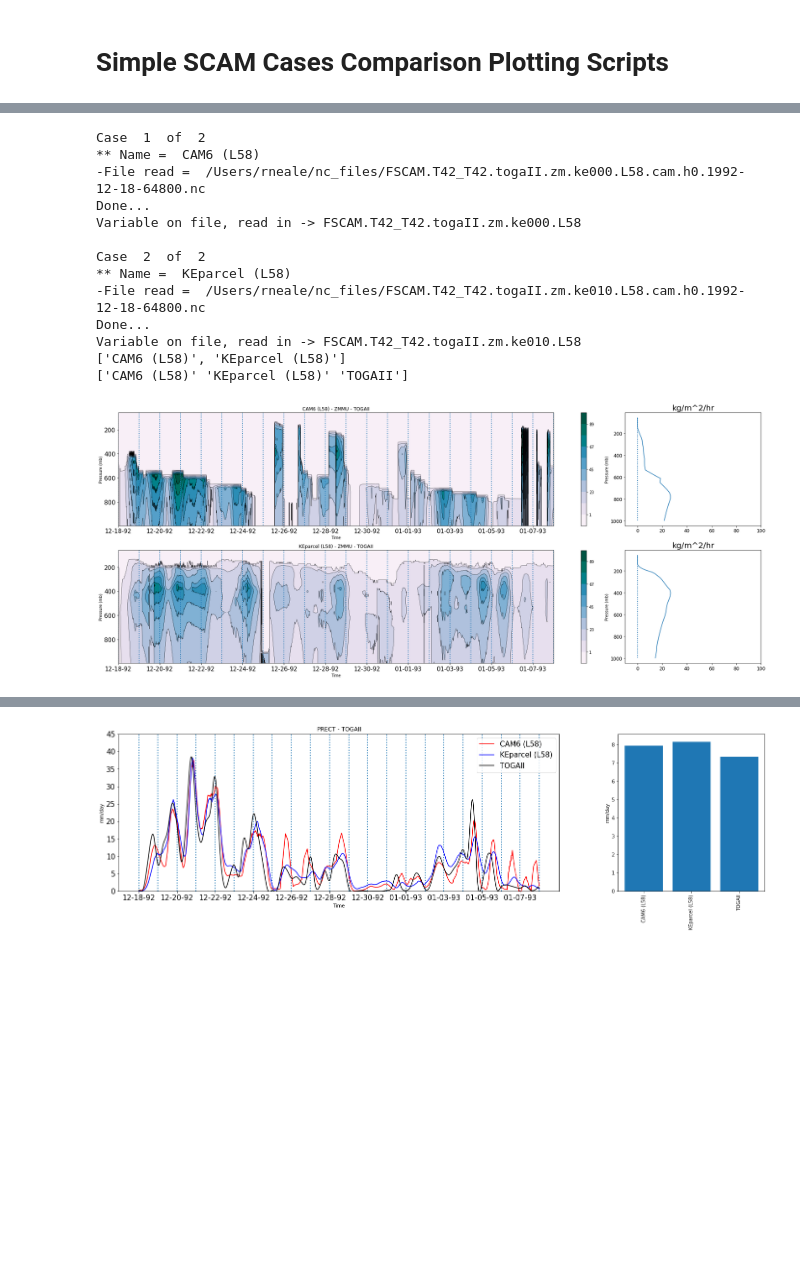
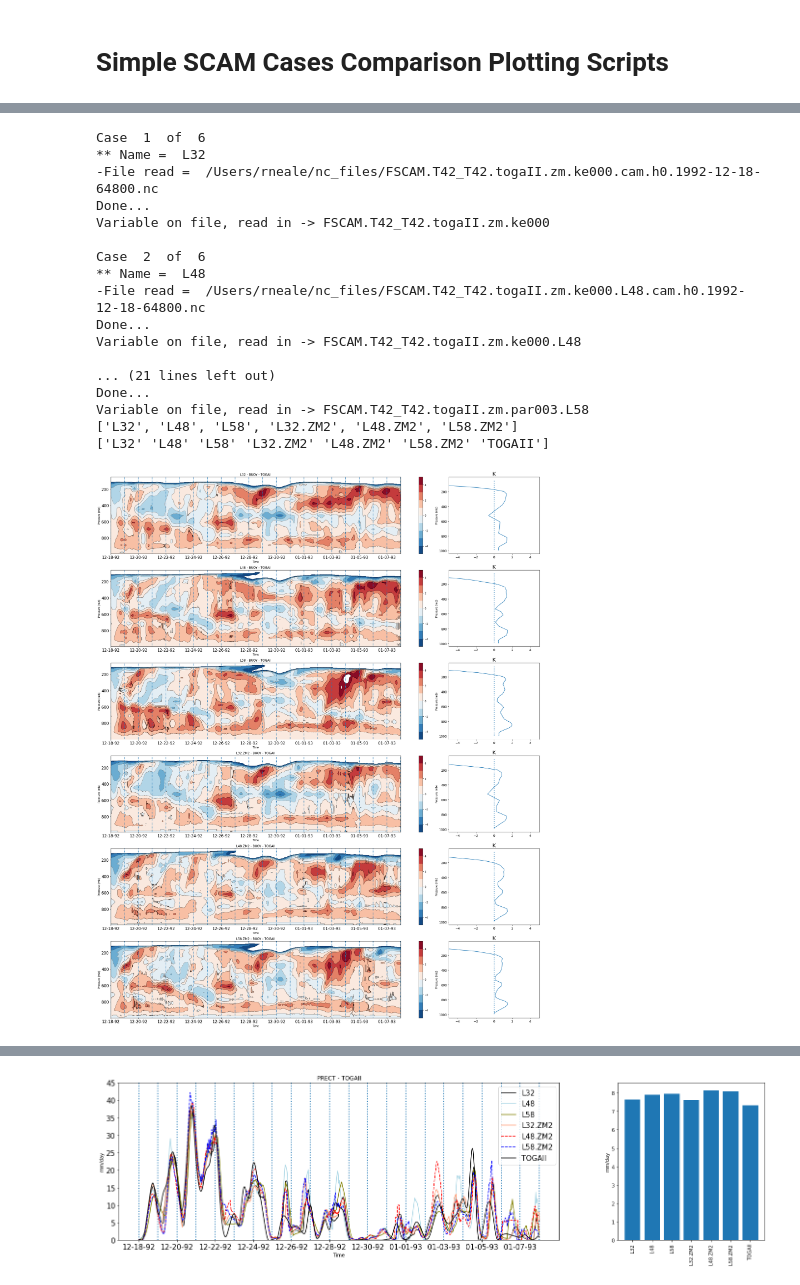
Before and after one commit to swrneale/python-scripts, a Jupyter notebook: SCAM/scam_plot_cases.ipynb, the cells around one changed output, grey strips where cells are left out. Drawn from its saved outputs; the diff is of its cells as text; code cells hidden in the pictures; blank space fills up the shorter version.

```diff
--- a/SCAM/scam_plot_cases.ipynb
+++ b/SCAM/scam_plot_cases.ipynb
@@ -56,7 +53,7 @@ fig_dir = "/Users/rneale/Documents/NCAR/PBL/PBL_py_data/png_qlook/"
 #cnames = ['CAM6','CAM6-noconv','CAM5','CAM5-noconv']
 
 
-fig_pref = 'zm_ke_RO2'
+fig_pref = 'zm_ke_ctrl'
 
 
 #cases = ['FSCAM.T42_T42.togaII.100','FSCAM.T42_T42.togaII.100b','FSCAM.T42_T42.togaII.101','FSCAM.T42_T42.togaII.101b']
@@ -84,8 +81,8 @@ fig_pref = 'zm_ke_RO2'
 
 
 
-cases = ['FSCAM.T42_T42.togaII.zm.ke000.L58','FSCAM.T42_T42.togaII.zm.ke010.L58']
-cnames = ['CAM6 (L58)','KEparcel (L58)']
+#cases = ['FSCAM.T42_T42.togaII.zm.ke000.L58','FSCAM.T42_T42.togaII.zm.ke010.L58']
+#cnames = ['CAM6 (L58)','KEparcel (L58)']
 
 
 
@@ -120,8 +117,8 @@ cnames = ['CAM6 (L58)','KEparcel (L58)']
 #cases = ['FSCAM.T42_T42.togaII.zm.ke000','FSCAM.T42_T42.togaII.zm.ke000.L48','FSCAM.T42_T42.togaII.zm.ke000.L58','FSCAM.T42_T42.togaII.zm.ke000.L256']
 #cnames = ['L32','L48','L58','L256']
 
-#cases = ['FSCAM.T42_T42.togaII.zm.ke000','FSCAM.T42_T42.togaII.zm.ke000.L48','FSCAM.T42_T42.togaII.zm.ke000.L58','FSCAM.T42_T42.togaII.zm.par003','FSCAM.T42_T42.togaII.zm.par003.L48','FSCAM.T42_T42.togaII.zm.par003.L58']
-#cnames = ['L32','L48','L58','L32.ZM2','L48.ZM2','L58.ZM2']
+cases = ['FSCAM.T42_T42.togaII.zm.ke000','FSCAM.T42_T42.togaII.zm.ke000.L48','FSCAM.T42_T42.togaII.zm.ke000.L58','FSCAM.T42_T42.togaII.zm.par003','FSCAM.T42_T42.togaII.zm.par003.L48','FSCAM.T42_T42.togaII.zm.par003.L58']
+cnames = ['L32','L48','L58','L32.ZM2','L48.ZM2','L58.ZM2']
 
 
 #cases = ['FSCAM.T42_T42.arm97.zm.ke000','FSCAM.T42_T42.arm97.zm.ke000.L48','FSCAM.T42_T42.arm97.zm.ke000.L58','FSCAM.T42_T42.arm97.zm.par003','FSCAM.T42_T42.arm97.zm.par003.L48','FSCAM.T42_T42.arm97.zm.par003.L58']
@@ -169,7 +166,7 @@ vscale = 1 ; ovscale1d = 1. ; ovscale2d = 2.
 #vname = 'MSE'   ; vscale = 1.e-6 ; units2d='10^6 J/kg' ; cmin = 0.34 ; cmax = 0.4 ; cmap = 'YlGnBu'
 
 #vname = 'T'   ; vscale = 1.  ; units2d='K' ; cmin = 180 ; cmax = 300. ; cmap = 'RdBu_r'; ovar2d = 'T' ; ovscale2d = 1.
-#vname = 'BUOY' ; vscale = 1. ; units2d='K' ; cmin = -5 ; cmax = 5. ; cmap = 'RdBu_r'
+vname = 'BUOY' ; vscale = 1. ; units2d='K' ; cmin = -5 ; cmax = 5. ; cmap = 'RdBu_r'
 #vname = 'CLOUD' ; vscale = 100. ; units2d='%' ; cmin = 0 ; cmax = 100. ; cmap = 'Purples'
 #vname = 'CONCLD' ; vscale = 100. ; units2d='%' ; cmin = 0 ; cmax = 50. ; cmap = 'Purples'
 #vname = 'CLDICE'   ; vscale = 1000.
@@ -182,7 +179,7 @@ vscale = 1 ; ovscale1d = 1. ; ovscale2d = 2.
 #vname = 'ZMDQ'   ; vscale = 1000.*86400. ; units2d='g/kg/day' ; cmin = -6 ; cmax = 6. ; cmap = 'RdBu'
 #vname = 'ZMDQ'   ; vscale = 1000.*86400. ; units2d='g/kg/day' ; cmin = 0.2 ; cmax = 1.8 ; cmap = 'RdBu'
 
-#vname = 'ZMDT'   ; vscale = 86400. ; units2d='K/day' ; cmin = -10 ; cmax = 10. ; cmap = 'RdBu_r'
+#vname = 'ZMDT'   ; vscale = 86400. ; units2d='K/day' ; cmin = -20 ; cmax = 5. ; cmap = 'RdBu_r'
 #vname = 'ZMDLF'   ; vscale = 1000.*86400. ; units2d='K/day' ; cmin = -10 ; cmax = 10. ; cmap = 'RdBu_r'
 
 #vname = 'STEND_CLUBB'   ; vscale = 86400./cp_air ; units2d='K/day' ; cmin = -5 ; cmax = 20. ; cmap = 'RdBu_r'
@@ -193,7 +190,7 @@ vscale = 1 ; ovscale1d = 1. ; ovscale2d = 2.
 #vname = 'DCQ'   ; vscale = 1000.*86400. ; units2d='g/kg/day' ; cmin = -8 ; cmax = 8. ; cmap = 'RdBu_r'
 #vname = 'DTCOND' ; vscale = 86400. ; units2d='K/day' ; cmin = -10 ; cmax = 10. ; cmap = 'RdBu_r'
 
-vname = 'ZMMU' ; vscale = 3600. ; units2d='kg/m^2/hr' ; cmin = -10. ; cmax = 100. ; cmap = 'PuBuGn'
+#vname = 'ZMMU' ; vscale = 3600. ; units2d='kg/m^2/hr' ; cmin = -10. ; cmax = 100. ; cmap = 'PuBuGn'
 #vname = 'ZMMD' ; vscale = 3600. ; units2d='kg/m^2/hr' ; cmin = -8 ; cmax = 4. ; cmap = 'PuBuGn_r'
 #vname = 'WINCLD' ; vscale = 1. ; units2d='m/s' ; cmin = 0; cmax = 20; cmap = 'Purples'
 #vname = 'KEPAR'  ; vscale = 1. ; units2d='W/m2' ; cmin = -10; cmax = 100; cmap = 'RdBu_r'
@@ -265,7 +262,7 @@ plt1av.patch.set_facecolor('white')
 plt1d.patch.set_facecolor('white')
 
 
-line_style = ['r','b','g','r--','b--','g--','p']
+line_style = ['k','lightblue','olive','lightsalmon','r--','b--','g--','p']
 
 
 
@@ -445,7 +442,7 @@ for ic in range(0,len(cnames)):
 
     ax1[ic,1].invert_yaxis()
 
-    ax1[ic,1].vlines(0., min(pvar.lev),max(pvar.lev), linestyle="dotted",lw=2)
+    ax1[ic,1].vlines(0., min(pvar.lev),max(pvar.lev), linestyle="dotted",lw=3)
 
     for label in (ax1[ic,1].get_xticklabels() + ax1[ic,1].get_yticklabels()):
         label.set_fontsize(12)
@@ -470,7 +467,7 @@ for ic in range(0,len(cnames)):
         vav_plev = pvarm.lev
         vav_vline = 0.
 
-    ax1av.plot(vav_pvar,vav_plev,line_style[ic])
+    ax1av.plot(vav_pvar,vav_plev,line_style[ic],lw=3)
 
 # 1D timeseries
     mp.figure(3)
@@ -505,7 +502,7 @@ for ic in range(0,len(cnames)):
 
 mp.figure(2)
 
-if lobs2d : ax1av.plot(var2d_o.mean(axis=0),0.01*var2d_o.lev,'ko-')
+if lobs2d : ax1av.plot(var2d_o.mean(axis=0),0.01*var2d_o.lev,'ko-',lw=3)
 ax1av.set_ylabel('Pressure (mb)',fontsize=16)
 ax1av.set_xlim([1.*cmin,1.*cmax])
 
@@ -516,7 +513,7 @@ ax1av.tick_params(axis='x', labelsize=14)
 ax1av.tick_params(axis='y', labelsize=14)
 
 ax1av.set_title(vname,fontsize=20)
-ax1av.vlines(vav_vline, min(pvar.lev),max(pvar.lev), linestyle="dotted",lw=3)
+ax1av.vlines(vav_vline, min(pvar.lev),max(pvar.lev), linestyle="dotted",lw=3,color='black')
 ax1av.invert_yaxis()
 ax1av.legend(np.append(cnames,iop) if lobs2d else cnames,fontsize=25)
 #ax1av.set_yscale('log')
@@ -597,41 +594,45 @@ ax1d[0].set_title(vname1d+' - '+iop)
 
 
 
 if vname1d=='LEL':
 
 #    lel_range = np.arange(pvar_all.values.min(),pvar_all.values.max()) # Range of lel
 #    lel_range = lel_range.astype(int)
 
 #    ax1d[0].set_yticks(lel_range)
 #    ax1d[0].set_yticklabels(scam_in.lev[lel_range].values.astype(int))
 
     ax1d[0].invert_yaxis()
 
 if vname1d=='PKHMAX':  ax1d[0].invert_yaxis()
 
 
 """ ########################### """
 """ ### Average bar chart ##### """
 """ ########################### """
 
 
 ax1d[1].bar(cnames_all,pvar1d_all.mean(axis=1))
 ax1d[1].set_ylabel(units1d,fontsize=10)
 ax1d[1].set_xticklabels(cnames_all,rotation=90.)
 
 mp.savefig(fig_dir+cases[0]+'.'+fig_pref+'_scam_1d_'+vname1d+'.png', dpi=400)
 # %% [output]
-Case  1  of  2
-** Name =  CAM6 (L58)
--File read =  /Users/rneale/nc_files/FSCAM.T42_T42.togaII.zm.ke000.L58.cam.h0.1992-12-18-64800.nc
+Case  1  of  6
+** Name =  L32
+-File read =  /Users/rneale/nc_files/FSCAM.T42_T42.togaII.zm.ke000.cam.h0.1992-12-18-64800.nc
 Done...
-Variable on file, read in -> FSCAM.T42_T42.togaII.zm.ke000.L58
+Variable on file, read in -> FSCAM.T42_T42.togaII.zm.ke000
 
-Case  2  of  2
-** Name =  KEparcel (L58)
--File read =  /Users/rneale/nc_files/FSCAM.T42_T42.togaII.zm.ke010.L58.cam.h0.1992-12-18-64800.nc
+Case  2  of  6
+** Name =  L48
+-File read =  /Users/rneale/nc_files/FSCAM.T42_T42.togaII.zm.ke000.L48.cam.h0.1992-12-18-64800.nc
 Done...
-Variable on file, read in -> FSCAM.T42_T42.togaII.zm.ke010.L58
-['CAM6 (L58)', 'KEparcel (L58)']
-['CAM6 (L58)' 'KEparcel (L58)' 'TOGAII']
+Variable on file, read in -> FSCAM.T42_T42.togaII.zm.ke000.L48
+
+... (21 lines left out)
+Done...
+Variable on file, read in -> FSCAM.T42_T42.togaII.zm.par003.L58
+['L32', 'L48', 'L58', 'L32.ZM2', 'L48.ZM2', 'L58.ZM2']
+['L32' 'L48' 'L58' 'L32.ZM2' 'L48.ZM2' 'L58.ZM2' 'TOGAII']
-[figure, old version]
+[figure, new version]
@@ -639 +640 @@ Variable on file, read in -> FSCAM.T42_T42.togaII.zm.ke010.L58
-[figure, old version]
+[figure, new version]
```
Also changed, not shown: parts of 2 cells of this notebook, 1 other file.
